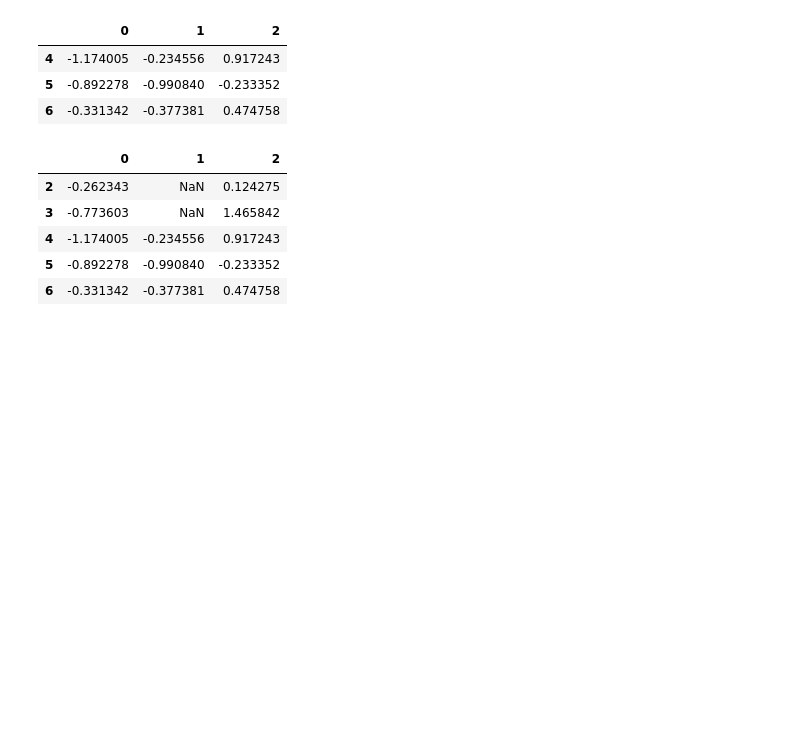
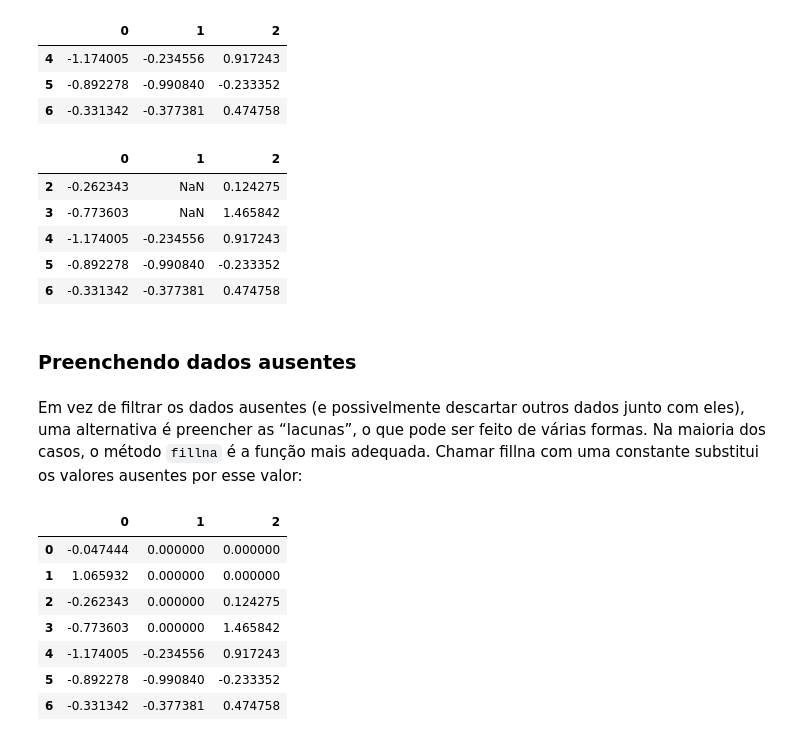
Before and after one commit to isaiassousa032/python-para-analise-de-dados-livro, a Jupyter notebook: Capitulo 7.ipynb, the cells around one changed output. Cells and saved outputs as stored; diff of their text form; code cells hidden in the pictures; blank space fills up the shorter version.

Commit message:
Preenchendo dados ausentes

```diff
--- a/Capitulo 7.ipynb
+++ b/Capitulo 7.ipynb
@@ -182,3 +182,22 @@ df.dropna(thresh=2)
 | 4 | -1.174005 | -0.234556 | 0.917243 |
 | 5 | -0.892278 | -0.990840 | -0.233352 |
 | 6 | -0.331342 | -0.377381 | 0.474758 |
+# %% [markdown]
+### Preenchendo dados ausentes
+# %% [markdown]
+Em vez de filtrar os dados ausentes (e possivelmente descartar outros dados
+junto com eles), uma alternativa é preencher as “lacunas”, o que pode ser
+feito de várias formas. Na maioria dos casos, o método `fillna` é a função mais
+adequada. Chamar fillna com uma constante substitui os valores ausentes por
+esse valor:
+# %%
+df.fillna(0)
+# %% [output]
+|  | 0 | 1 | 2 |
+| 0 | -0.047444 | 0.000000 | 0.000000 |
+| 1 | 1.065932 | 0.000000 | 0.000000 |
+| 2 | -0.262343 | 0.000000 | 0.124275 |
+| 3 | -0.773603 | 0.000000 | 1.465842 |
+| 4 | -1.174005 | -0.234556 | 0.917243 |
+| 5 | -0.892278 | -0.990840 | -0.233352 |
+| 6 | -0.331342 | -0.377381 | 0.474758 |
```
Also changed, not shown: parts of 9 cells of this notebook.
